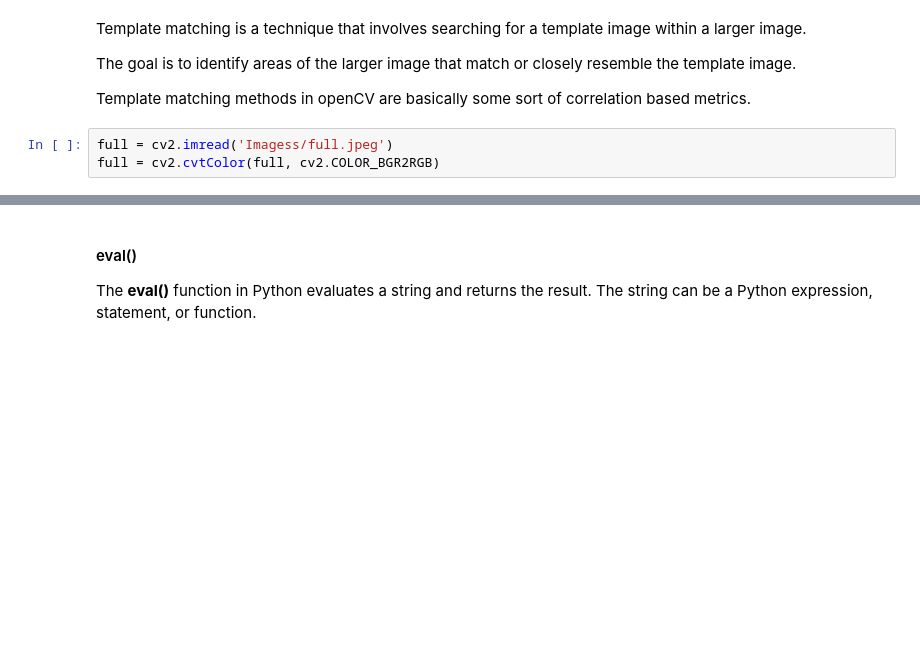
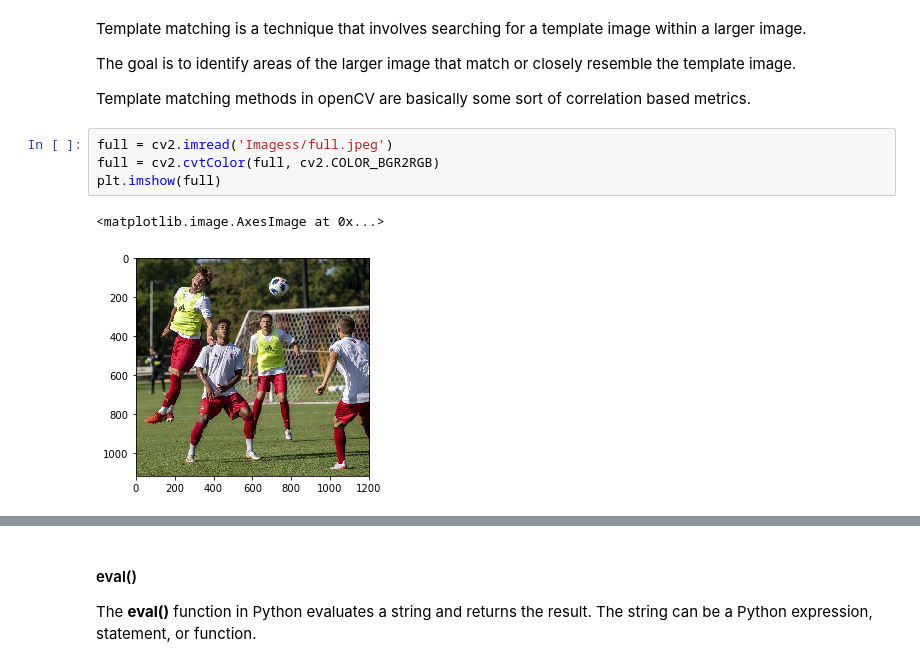
Before and after one commit to sh1fu-X/OpenCV-Basics, a Jupyter notebook: 3-Object_Detection/TemplateMatching.ipynb, the cells around one changed output, grey strips where cells are left out. Drawn from its saved outputs; the diff is of its cells as text; blank space fills up the shorter version.

```diff
--- a/3-Object_Detection/TemplateMatching.ipynb
+++ b/3-Object_Detection/TemplateMatching.ipynb
@@ -14,6 +14,10 @@ Template matching methods in openCV are basically some sort of correlation based
 # %%
 full = cv2.imread('Imagess/full.jpeg')
 full = cv2.cvtColor(full, cv2.COLOR_BGR2RGB)
+plt.imshow(full)
+# %% [output]
+<matplotlib.image.AxesImage at 0x...>
+[figure, added]
 # %%
 football= cv2.imread('Imagess/football.png')
 football = cv2.cvtColor(football, cv2.COLOR_BGR2RGB)
```
Also changed, not shown: parts of 1 cell of this notebook.
